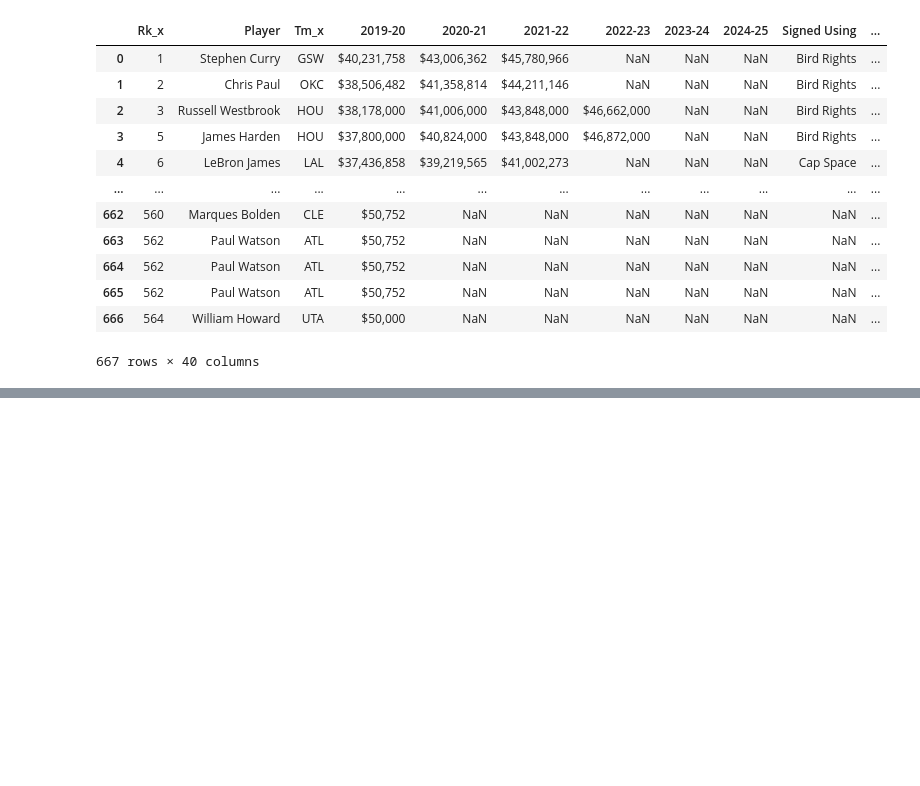
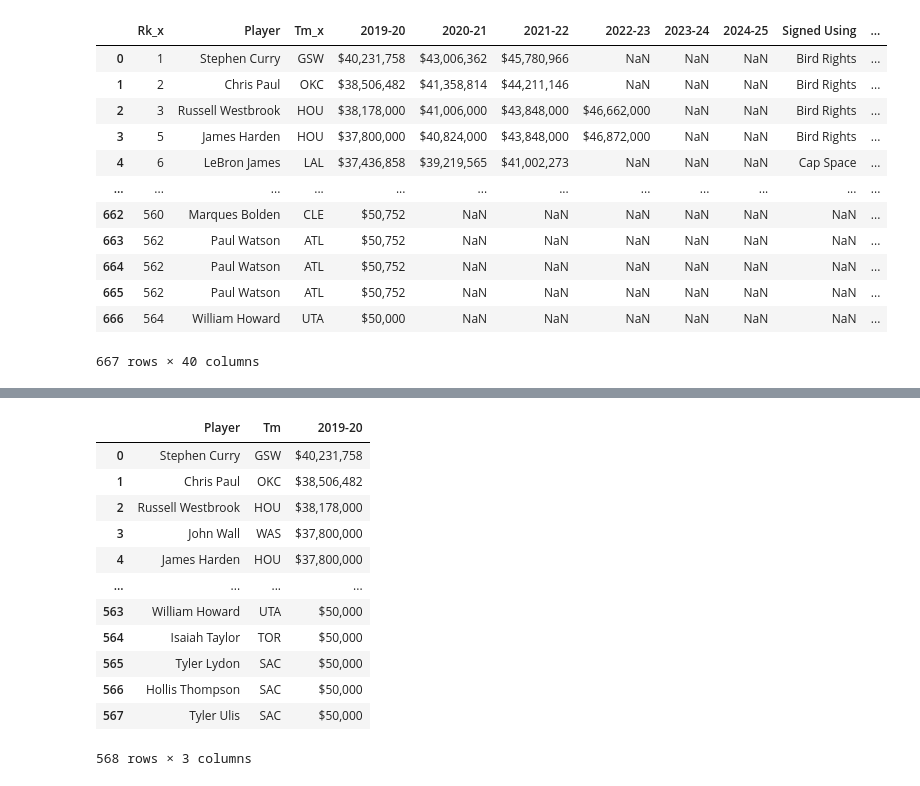
Before and after one commit to HIna-Ahmad/ETL_project, a Jupyter notebook: starter_code.ipynb, the cells around one changed output, grey strips where cells are left out. Drawn from its saved outputs; the diff is of its cells as text; code cells hidden in the pictures; blank space fills up the shorter version.

```diff
--- a/starter_code.ipynb
+++ b/starter_code.ipynb
@@ -102,0 +129,16 @@ nba2019.to_csv("Resources/nba2019_contract.csv")
+# %%
+nba2019
+# %% [output]
+|  | Player | Tm | 2019-20 |
+| 0 | Stephen Curry | GSW | $40,231,758 |
+| 1 | Chris Paul | OKC | $38,506,482 |
+| 2 | Russell Westbrook | HOU | $38,178,000 |
+| 3 | John Wall | WAS | $37,800,000 |
+| 4 | James Harden | HOU | $37,800,000 |
+| ... | ... | ... | ... |
+| 563 | William Howard | UTA | $50,000 |
+| 564 | Isaiah Taylor | TOR | $50,000 |
+| 565 | Tyler Lydon | SAC | $50,000 |
+| 566 | Hollis Thompson | SAC | $50,000 |
+| 567 | Tyler Ulis | SAC | $50,000 |
+568 rows × 3 columns
```
Also changed, not shown: parts of 4 cells of this notebook, 2 other files.
